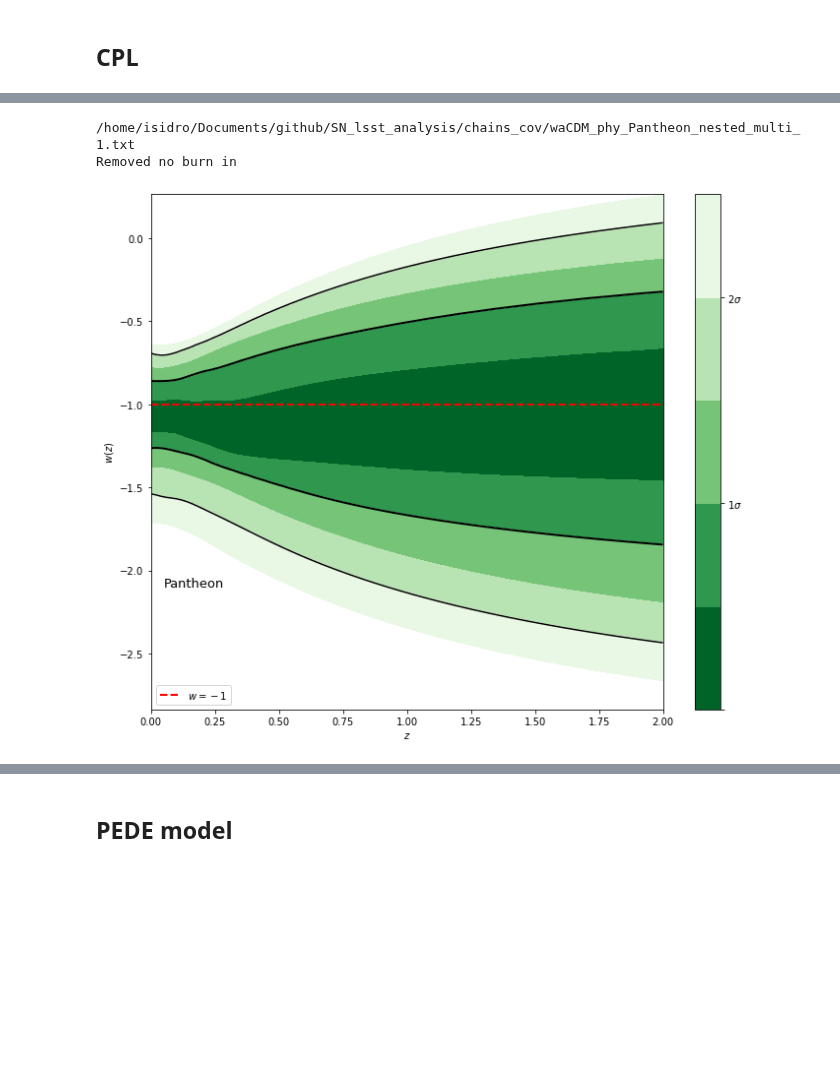
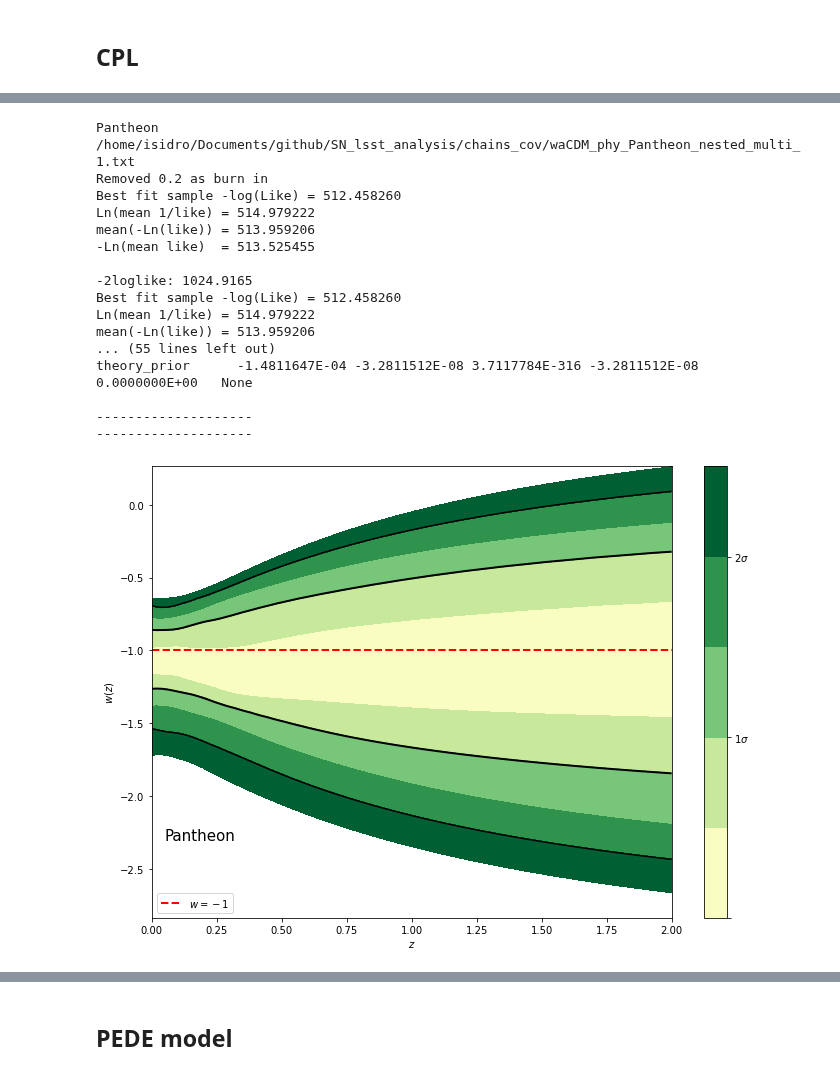
Before and after one commit to igomezv/LSST_DE_neural_reconstruction, a Jupyter notebook: bayesian_lsst.ipynb, the cells around one changed output, grey strips where cells are left out. Drawn from its saved outputs; the diff is of its cells as text; code cells hidden in the pictures; blank space fills up the shorter version.

Commit message:
update bayesian analysis

```diff
--- a/bayesian_lsst.ipynb
+++ b/bayesian_lsst.ipynb
@@ -150,31 +179,64 @@ Removed 0.2 as burn in
+# %%
+datasets_names = ['Pantheon', 'Pantheon Plus', 'LSST']
+for idx, root in enumerate(roots_cpl):
+    print(datasets_names[idx])
+    mc_samp = mcsamples.loadMCSamples(dir_name + root, settings={'ignore_rows':0.2})
+    mcsamplefile = mc_samp
+    mcstats = mcsamplefile.getLikeStats()
+    summary = mcstats.likeSummary()
+    print(summary)
+    print("-2loglike: {:.8}".format(2*mcstats.logLike_sample))
+
+    p = mcsamplefile.getParams()
+#     print('mean, err = ', mcsamplefile.mean(p.ggama), mcsamplefile.std(p.ggama))
+#     print('95% limits: ',mcsamplefile.twoTailLimits(p.ggama, 0.95))
+    print(mcsamplefile.likeStats)
+    print("--"*10)
+    print("--"*10)
+# %% [output]
+Pantheon
+/home/isidro/Documents/github/SN_lsst_analysis/chains_cov/waCDM_phy_Pantheon_nested_multi_1.txt
+Removed 0.2 as burn in
+Best fit sample -log(Like) = 512.458260
+Ln(mean 1/like) = 514.979222
+mean(-Ln(like)) = 513.959206
+-Ln(mean like)  = 513.525455
+
+-2loglike: 1024.9165
+Best fit sample -log(Like) = 512.458260
+Ln(mean 1/like) = 514.979222
+mean(-Ln(like)) = 513.959206
+... (55 lines left out)
+theory_prior      -1.4811647E-04 -3.2811512E-08 3.7117784E-316 -3.2811512E-08  0.0000000E+00   None
+
+--------------------
+--------------------
 # %%
 def eos(z, params):
     w0, wa = params
     return w0 + (z/(1+z))*wa
 # %%
-fig = plt.figure(figsize=(10, 8))
+fig = plt.figure(figsize=(10, 7))
 
 file_root = dir_name + 'waCDM_phy_Pantheon_nested_multi'
-cmap_reversed = matplotlib.cm.get_cmap('Greens_r')
+cmap_reversed = matplotlib.cm.get_cmap('YlGn')
 
 samples, weights = samples_from_getdist_chains(['w', 'wa'], file_root)
 k = np.linspace(0,2,100)
 
 cbar = plot_contours(eos, k, samples, weights=weights, colors=cmap_reversed, contour_line_levels=[1,2],
                      linewidths=[2,1.5])
 cbar = plt.colorbar(cbar,ticks=[0,1,2,3])
 cbar.set_ticklabels(['',r'$1\sigma$',r'$2\sigma$',r'$3\sigma$'])
 
 plt.hlines(-1, xmin=0, xmax=2, colors='r',  linestyles='dashed', label='$w=-1$', lw=2)
 plt.ylabel(r'$w(z)$')
 plt.xlabel(r'$z$')
 
 plt.tight_layout()
 
 plt.legend(loc='lower left')
-plt.text(0.05,-2.1, 'Pantheon', fontsize=13)
-plt.savefig('cplEoS.png')
+plt.text(0.05,-2.3, 'Pantheon', fontsize=15)
+plt.savefig('cplEoS_pantheon.png')
 # %% [output]
-/home/isidro/Documents/github/SN_lsst_analysis/chains_cov/waCDM_phy_Pantheon_nested_multi_1.txt
-Removed no burn in
-[figure, old version]
+[figure, new version]
```
Also changed, not shown: parts of 5 cells of this notebook.
